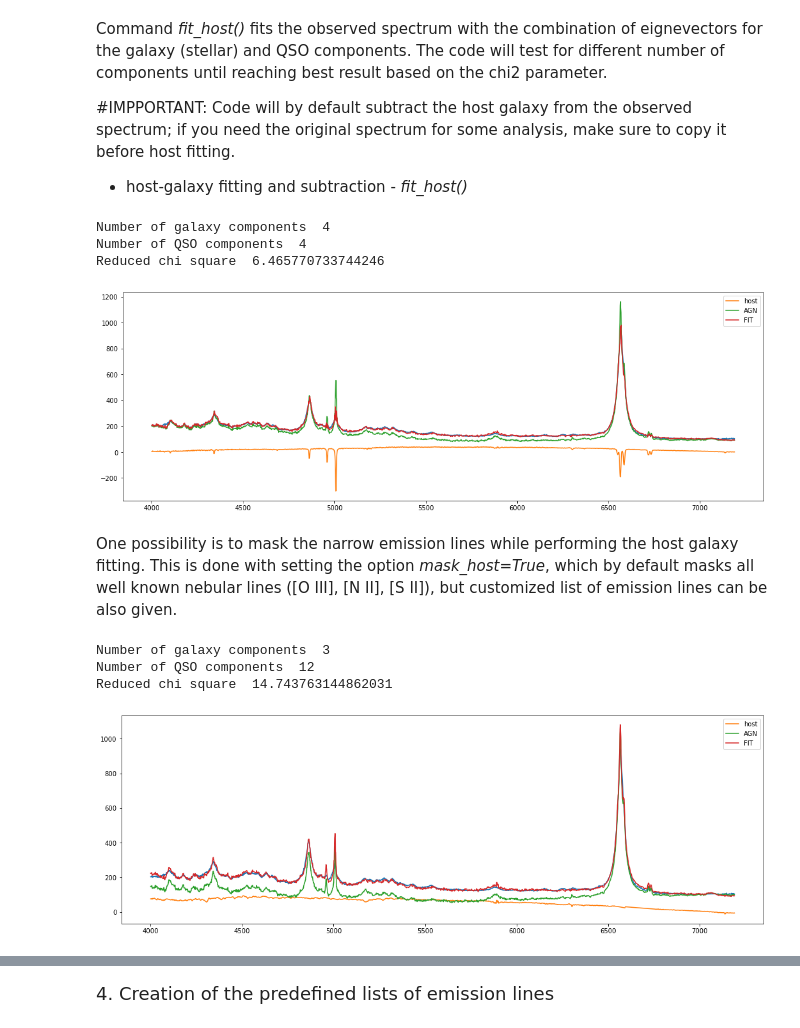
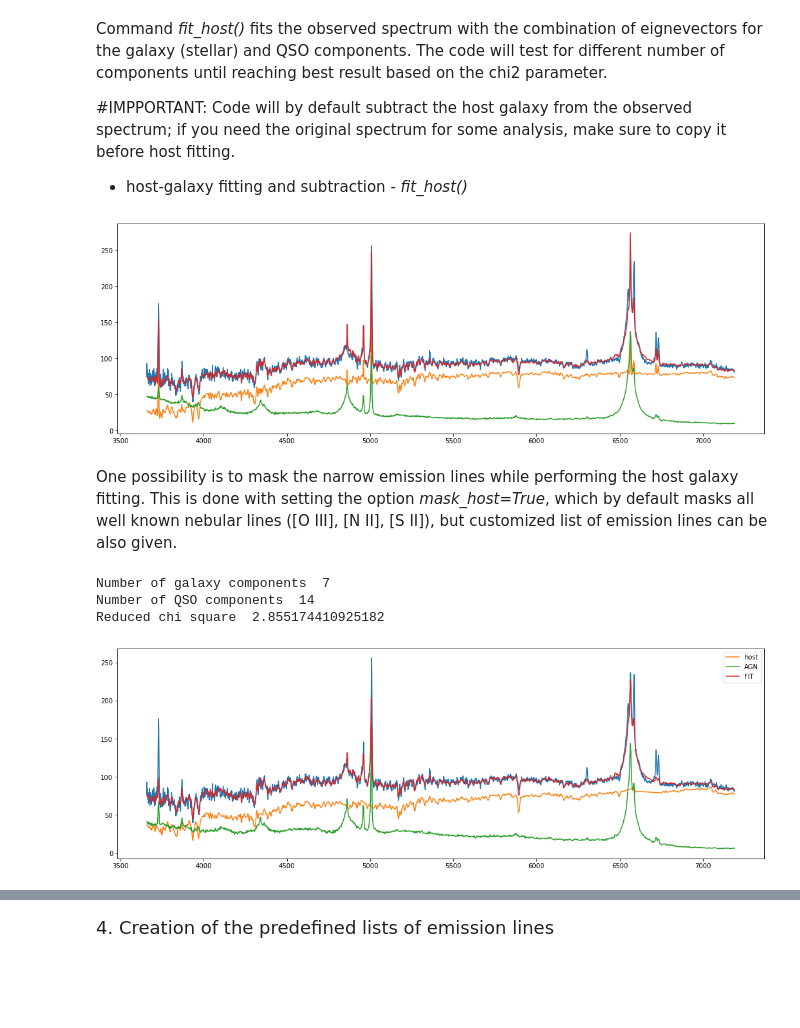
Before and after one commit to yukawa1/fantasy, a Jupyter notebook: docs/Tutorial.ipynb, the cells around one changed output, grey strips where cells are left out. Saved outputs shown, nothing was run; the diff lists cells and outputs as text; code cells hidden in the pictures; blank space fills up the shorter version.

```diff
--- a/docs/Tutorial.ipynb
+++ b/docs/Tutorial.ipynb
@@ -39,7 +39,7 @@ from fantasy_agn.models import create_feii_model, create_model, create_tied_mode
 # This command reads the spectrum with the listed name, from the folder of this notebook or
 # from the given path e.g.,'/path/to/files/spec*.txt'
 
-s=read_sdss('spec-2770-54510-0433.fits')
+s=read_sdss('/home/yukawa/Downloads/spec-0623-52051-0405.fits')
 # %% [markdown]
 <font size="4"> 2. Prepartion of the spectra </font>
 # %% [markdown]
@@ -83,12 +83,9 @@ Command *fit_host()* fits the observed spectrum with the combination of eignevec
 # %%
 s.obs=s.flux
 
-s.fit_host()
+s.fit_host_sdss()
 # %% [output]
-Number of galaxy components  4
-Number of QSO components  4
-Reduced chi square  6.465770733744246
-[figure, old version]
+[figure, new version]
 # %% [markdown]
 One possibility is to mask the narrow emission lines while performing the host galaxy fitting. This is done with setting the option *mask_host=True*, which by default masks all well known nebular lines ([O III], [N II], [S II]), but customized list of emission lines can be also given.
 # %%
@@ -96,10 +93,10 @@ s.restore() #command to restore the spectrum before host galaxy fitting and subs
 s.host1=s.host
 s.fit_host(mask_host=True, custom=False)
 # %% [output]
-Number of galaxy components  3
-Number of QSO components  12
-Reduced chi square  14.743763144862031
+Number of galaxy components  7
+Number of QSO components  14
+Reduced chi square  2.855174410925182
-[figure, old version]
+[figure, new version]
 # %%
 #Let's compare two host results.
 
```
Also changed, not shown: parts of 6 cells of this notebook, 5 other files.
